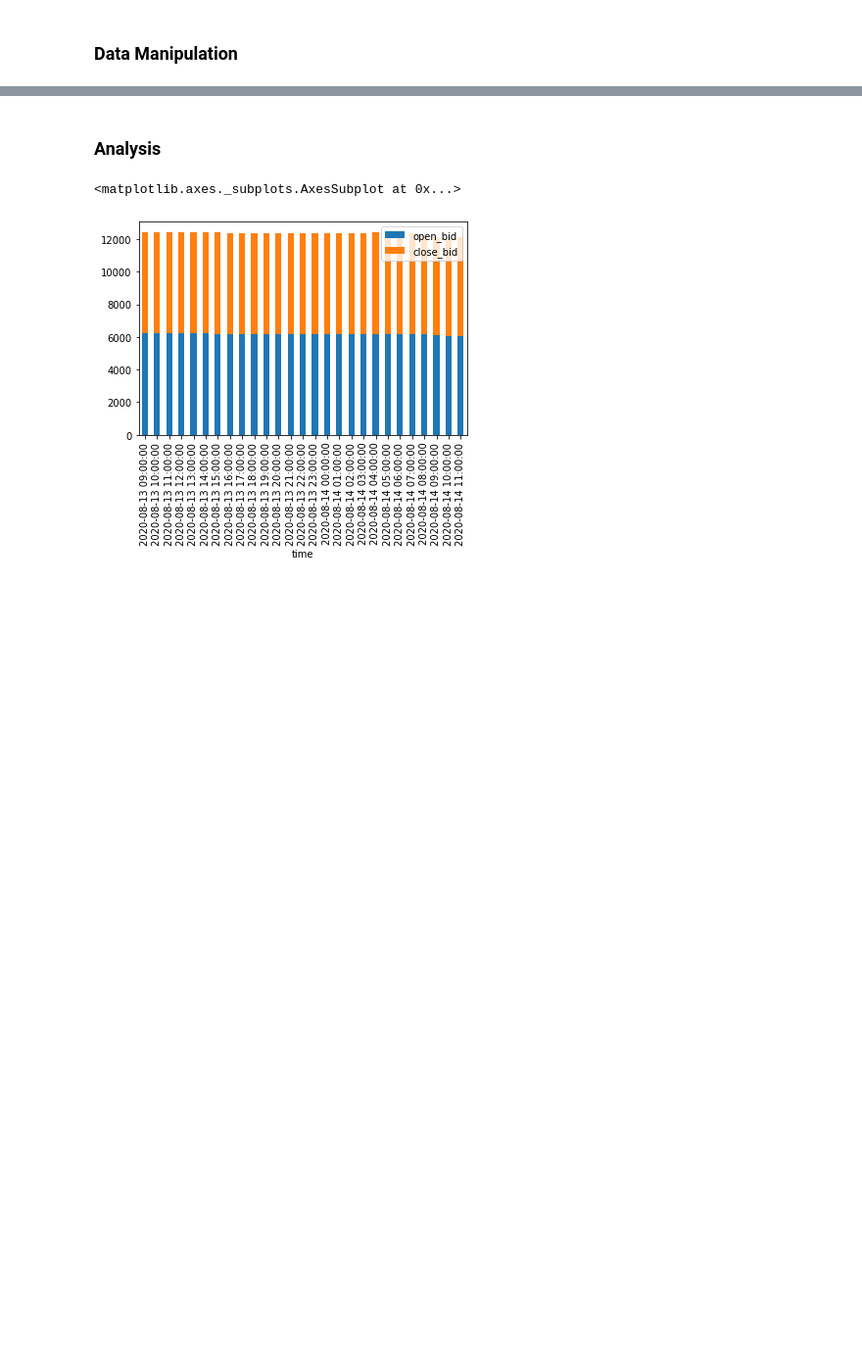
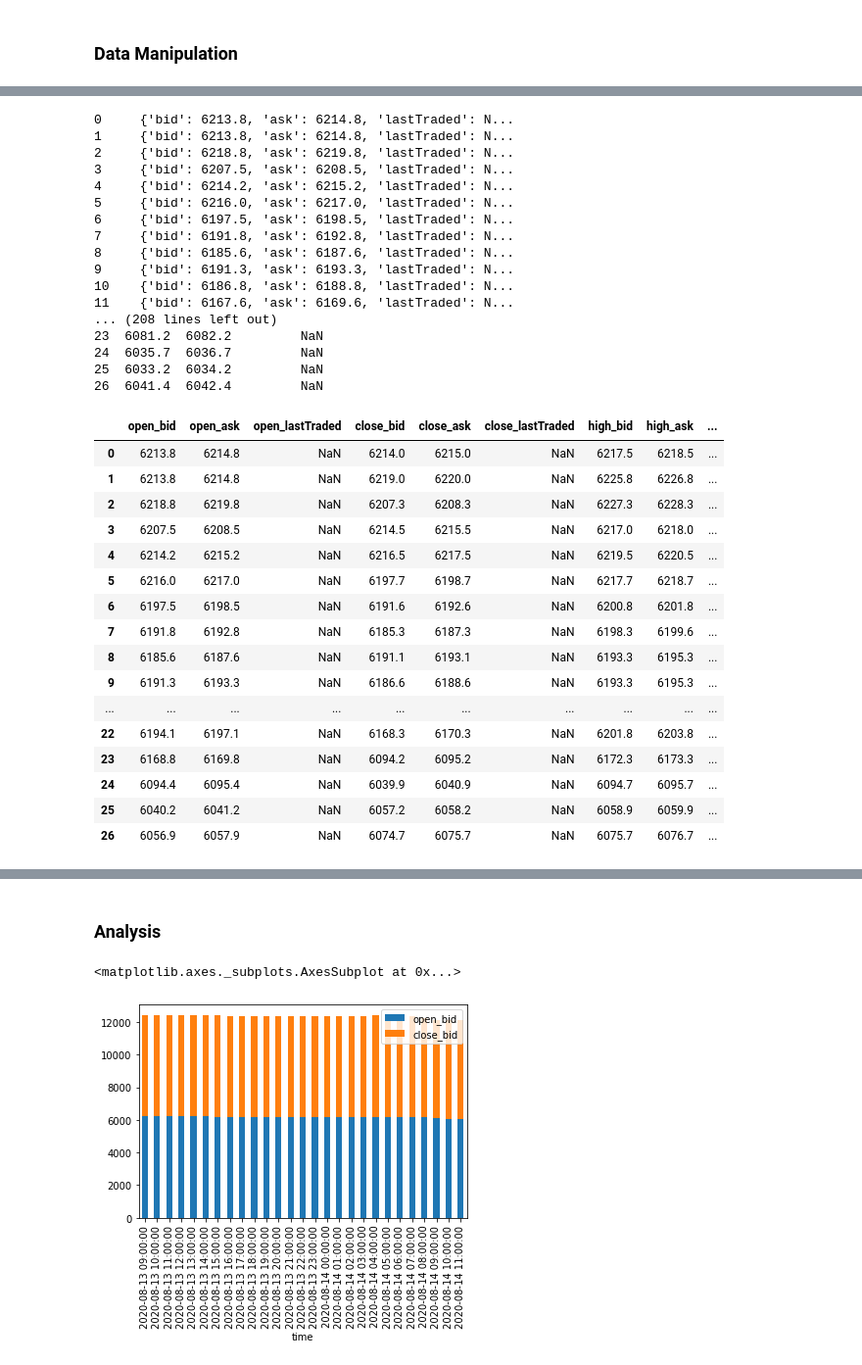
Before and after one commit to generatom/stocks, a Jupyter notebook: stocks.ipynb, the cells around one changed output, grey strips where cells are left out. Shown: that part at 98% size. Saved outputs shown, nothing was run; the diff lists cells and outputs as text; code cells hidden in the pictures; blank space fills up the shorter version.

```diff
--- a/stocks.ipynb
+++ b/stocks.ipynb
@@ -27,11 +91,47 @@ https://api.ig.com/gateway/deal/prices/IX.D.FTSE.DAILY.IP/HOUR/2020-08-13%2009%3
 # %%
 price_cols = prices[[p for p in prices.columns if 'Price' in p]]
 df = pd.DataFrame(index=price_cols.index)
 for col in price_cols.columns:
     new_cols = price_cols[col].apply(pd.Series)
     new_cols.columns = [col.replace('Price', '') + '_' + new_col for new_col in new_cols.columns]
     df = df.join(new_cols, rsuffix='_' + col.replace('Price', ''))
 df = df.join(prices[[p for p in prices.columns if 'Price' not in p]])
+df
+# %% [output]
+0     {'bid': 6213.8, 'ask': 6214.8, 'lastTraded': N...
+1     {'bid': 6213.8, 'ask': 6214.8, 'lastTraded': N...
+2     {'bid': 6218.8, 'ask': 6219.8, 'lastTraded': N...
+3     {'bid': 6207.5, 'ask': 6208.5, 'lastTraded': N...
+4     {'bid': 6214.2, 'ask': 6215.2, 'lastTraded': N...
+5     {'bid': 6216.0, 'ask': 6217.0, 'lastTraded': N...
+6     {'bid': 6197.5, 'ask': 6198.5, 'lastTraded': N...
+7     {'bid': 6191.8, 'ask': 6192.8, 'lastTraded': N...
+8     {'bid': 6185.6, 'ask': 6187.6, 'lastTraded': N...
+9     {'bid': 6191.3, 'ask': 6193.3, 'lastTraded': N...
+10    {'bid': 6186.8, 'ask': 6188.8, 'lastTraded': N...
+11    {'bid': 6167.6, 'ask': 6169.6, 'lastTraded': N...
+... (208 lines left out)
+23  6081.2  6082.2         NaN
+24  6035.7  6036.7         NaN
+25  6033.2  6034.2         NaN
+26  6041.4  6042.4         NaN
+|  | open_bid | open_ask | open_lastTraded | close_bid | close_ask | close_lastTraded | high_bid | high_ask | ... |
+| 0 | 6213.8 | 6214.8 | NaN | 6214.0 | 6215.0 | NaN | 6217.5 | 6218.5 | ... |
+| 1 | 6213.8 | 6214.8 | NaN | 6219.0 | 6220.0 | NaN | 6225.8 | 6226.8 | ... |
+| 2 | 6218.8 | 6219.8 | NaN | 6207.3 | 6208.3 | NaN | 6227.3 | 6228.3 | ... |
+| 3 | 6207.5 | 6208.5 | NaN | 6214.5 | 6215.5 | NaN | 6217.0 | 6218.0 | ... |
+| 4 | 6214.2 | 6215.2 | NaN | 6216.5 | 6217.5 | NaN | 6219.5 | 6220.5 | ... |
+| 5 | 6216.0 | 6217.0 | NaN | 6197.7 | 6198.7 | NaN | 6217.7 | 6218.7 | ... |
+| 6 | 6197.5 | 6198.5 | NaN | 6191.6 | 6192.6 | NaN | 6200.8 | 6201.8 | ... |
+| 7 | 6191.8 | 6192.8 | NaN | 6185.3 | 6187.3 | NaN | 6198.3 | 6199.6 | ... |
+| 8 | 6185.6 | 6187.6 | NaN | 6191.1 | 6193.1 | NaN | 6193.3 | 6195.3 | ... |
+| 9 | 6191.3 | 6193.3 | NaN | 6186.6 | 6188.6 | NaN | 6193.3 | 6195.3 | ... |
+| ... | ... | ... | ... | ... | ... | ... | ... | ... | ... |
+| 22 | 6194.1 | 6197.1 | NaN | 6168.3 | 6170.3 | NaN | 6201.8 | 6203.8 | ... |
+| 23 | 6168.8 | 6169.8 | NaN | 6094.2 | 6095.2 | NaN | 6172.3 | 6173.3 | ... |
+| 24 | 6094.4 | 6095.4 | NaN | 6039.9 | 6040.9 | NaN | 6094.7 | 6095.7 | ... |
+| 25 | 6040.2 | 6041.2 | NaN | 6057.2 | 6058.2 | NaN | 6058.9 | 6059.9 | ... |
+| 26 | 6056.9 | 6057.9 | NaN | 6074.7 | 6075.7 | NaN | 6075.7 | 6076.7 | ... |
 # %%
 df = df.rename(columns={'snapshotTime': 'time', 'lastTradedVolume': 'volume'}).dropna(axis=1)
 df.time = pd.to_datetime(df.time)
```
Also changed, not shown: parts of 6 cells of this notebook, 1 other file.
